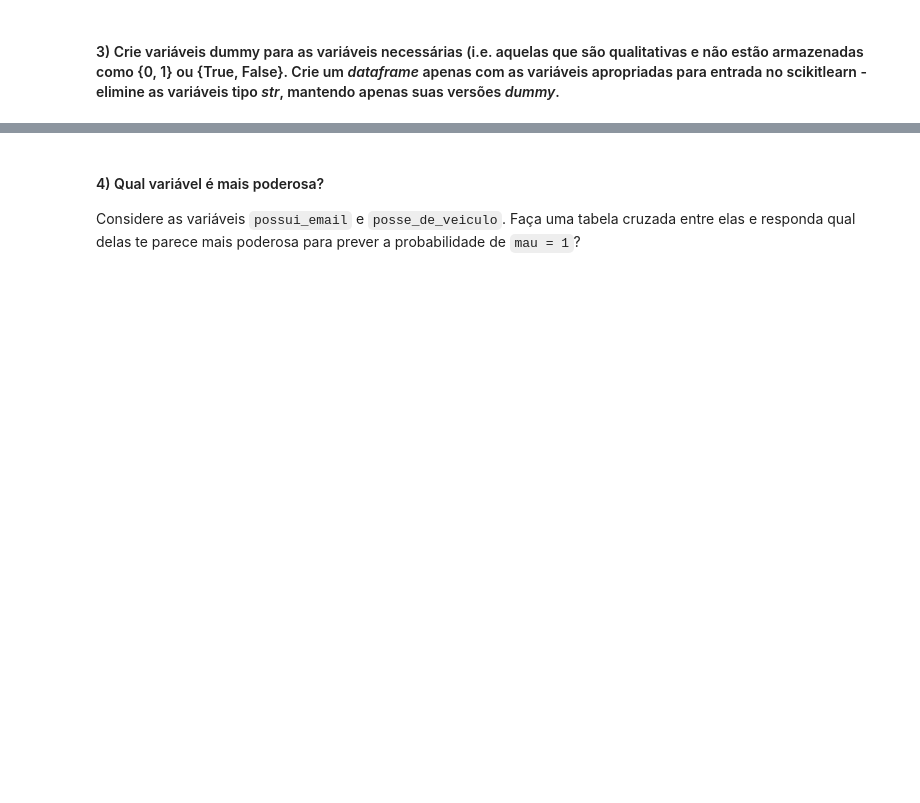
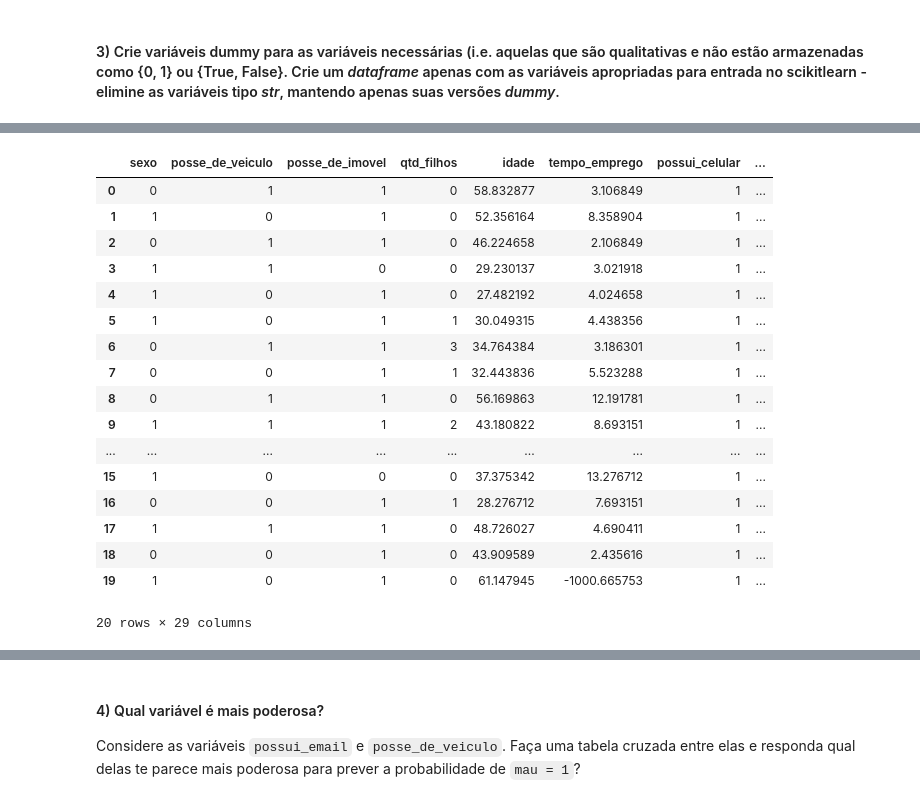
Before and after one commit to junha85/jbseradm, a Jupyter notebook: Mod07 - Tarefa 01.ipynb, the cells around one changed output, grey strips where cells are left out. Cells and saved outputs as stored; diff of their text form; code cells hidden in the pictures; blank space fills up the shorter version.

```diff
--- a/Mod07 - Tarefa 01.ipynb
+++ b/Mod07 - Tarefa 01.ipynb
@@ -149,0 +182,24 @@ titanic_sem_na[['alive', 'survived','sibsp']].groupby(['alive', 'survived']).cou
+# %%
+demo_dummie.sexo = demo_dummie.sexo.map({'F': 1, 'M': 0})
+demo_dummie.posse_de_veiculo = demo_dummie.posse_de_veiculo.map({'Y': 1, 'N': 0})
+demo_dummie.posse_de_imovel = demo_dummie.posse_de_imovel.map({'Y': 1, 'N': 0})
+demo_dummie.head(20)
+# %% [output]
+|  | sexo | posse_de_veiculo | posse_de_imovel | qtd_filhos | idade | tempo_emprego | possui_celular | ... |
+| 0 | 0 | 1 | 1 | 0 | 58.832877 | 3.106849 | 1 | ... |
+| 1 | 1 | 0 | 1 | 0 | 52.356164 | 8.358904 | 1 | ... |
+| 2 | 0 | 1 | 1 | 0 | 46.224658 | 2.106849 | 1 | ... |
+| 3 | 1 | 1 | 0 | 0 | 29.230137 | 3.021918 | 1 | ... |
+| 4 | 1 | 0 | 1 | 0 | 27.482192 | 4.024658 | 1 | ... |
+| 5 | 1 | 0 | 1 | 1 | 30.049315 | 4.438356 | 1 | ... |
+| 6 | 0 | 1 | 1 | 3 | 34.764384 | 3.186301 | 1 | ... |
+| 7 | 0 | 0 | 1 | 1 | 32.443836 | 5.523288 | 1 | ... |
+| 8 | 0 | 1 | 1 | 0 | 56.169863 | 12.191781 | 1 | ... |
+| 9 | 1 | 1 | 1 | 2 | 43.180822 | 8.693151 | 1 | ... |
+| ... | ... | ... | ... | ... | ... | ... | ... | ... |
+| 15 | 1 | 0 | 0 | 0 | 37.375342 | 13.276712 | 1 | ... |
+| 16 | 0 | 0 | 1 | 1 | 28.276712 | 7.693151 | 1 | ... |
+| 17 | 1 | 1 | 1 | 0 | 48.726027 | 4.690411 | 1 | ... |
+| 18 | 0 | 0 | 1 | 0 | 43.909589 | 2.435616 | 1 | ... |
+| 19 | 1 | 0 | 1 | 0 | 61.147945 | -1000.665753 | 1 | ... |
+20 rows × 29 columns
```
Also changed, not shown: parts of 30 cells of this notebook.
